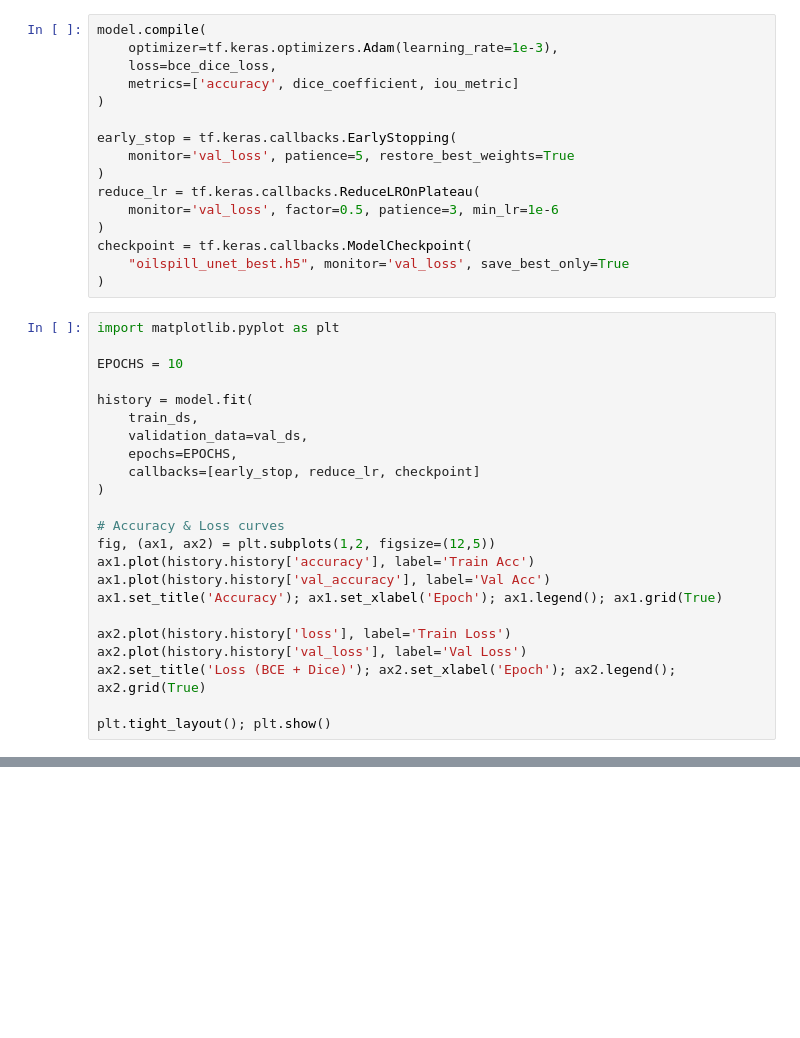
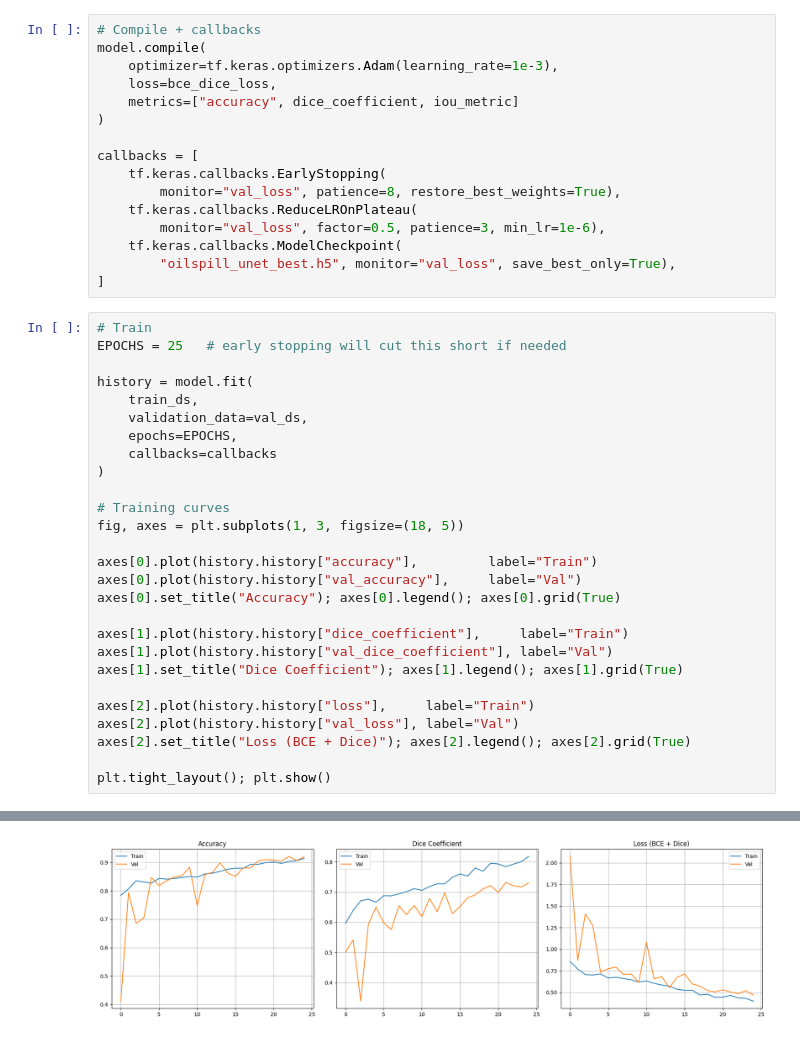
Before and after one commit to VanshAggarwal2225/AI_SpillGuard_Oil_Spill_Detection, a Jupyter notebook: oil_spill_model.ipynb, the cells around one changed output, grey strips where cells are left out. Cells and saved outputs as stored; diff of their text form; blank space fills up the shorter version.

Commit message:
Add files via upload
updated Model training with higher accuracy

```diff
--- a/oil_spill_model.ipynb
+++ b/oil_spill_model.ipynb
@@ -192,39 +291,44 @@ model.summary()
 # %%
+# Compile + callbacks
 model.compile(
     optimizer=tf.keras.optimizers.Adam(learning_rate=1e-3),
     loss=bce_dice_loss,
-    metrics=['accuracy', dice_coefficient, iou_metric]
+    metrics=["accuracy", dice_coefficient, iou_metric]
 )
 
-early_stop = tf.keras.callbacks.EarlyStopping(
-    monitor='val_loss', patience=5, restore_best_weights=True
-)
-reduce_lr = tf.keras.callbacks.ReduceLROnPlateau(
-    monitor='val_loss', factor=0.5, patience=3, min_lr=1e-6
-)
-checkpoint = tf.keras.callbacks.ModelCheckpoint(
-    "oilspill_unet_best.h5", monitor='val_loss', save_best_only=True
-)
+callbacks = [
+    tf.keras.callbacks.EarlyStopping(
+        monitor="val_loss", patience=8, restore_best_weights=True),
+    tf.keras.callbacks.ReduceLROnPlateau(
+        monitor="val_loss", factor=0.5, patience=3, min_lr=1e-6),
+    tf.keras.callbacks.ModelCheckpoint(
+        "oilspill_unet_best.h5", monitor="val_loss", save_best_only=True),
+]
 # %%
-import matplotlib.pyplot as plt
-
-EPOCHS = 10
+# Train
+EPOCHS = 25   # early stopping will cut this short if needed
 
 history = model.fit(
     train_ds,
     validation_data=val_ds,
     epochs=EPOCHS,
-    callbacks=[early_stop, reduce_lr, checkpoint]
+    callbacks=callbacks
 )
 
-# Accuracy & Loss curves
-fig, (ax1, ax2) = plt.subplots(1,2, figsize=(12,5))
-ax1.plot(history.history['accuracy'], label='Train Acc')
-ax1.plot(history.history['val_accuracy'], label='Val Acc')
-ax1.set_title('Accuracy'); ax1.set_xlabel('Epoch'); ax1.legend(); ax1.grid(True)
+# Training curves
+fig, axes = plt.subplots(1, 3, figsize=(18, 5))
 
-ax2.plot(history.history['loss'], label='Train Loss')
-ax2.plot(history.history['val_loss'], label='Val Loss')
-ax2.set_title('Loss (BCE + Dice)'); ax2.set_xlabel('Epoch'); ax2.legend(); ax2.grid(True)
+axes[0].plot(history.history["accuracy"],         label="Train")
+axes[0].plot(history.history["val_accuracy"],     label="Val")
+axes[0].set_title("Accuracy"); axes[0].legend(); axes[0].grid(True)
+
+axes[1].plot(history.history["dice_coefficient"],     label="Train")
+axes[1].plot(history.history["val_dice_coefficient"], label="Val")
+axes[1].set_title("Dice Coefficient"); axes[1].legend(); axes[1].grid(True)
+
+axes[2].plot(history.history["loss"],     label="Train")
+axes[2].plot(history.history["val_loss"], label="Val")
+axes[2].set_title("Loss (BCE + Dice)"); axes[2].legend(); axes[2].grid(True)
 
 plt.tight_layout(); plt.show()
+# %% [output]
@@ -231 +352,2 @@ plt.tight_layout(); plt.show()
+[figure, added]
 # %%
```
Also changed, not shown: parts of 16 cells of this notebook.
